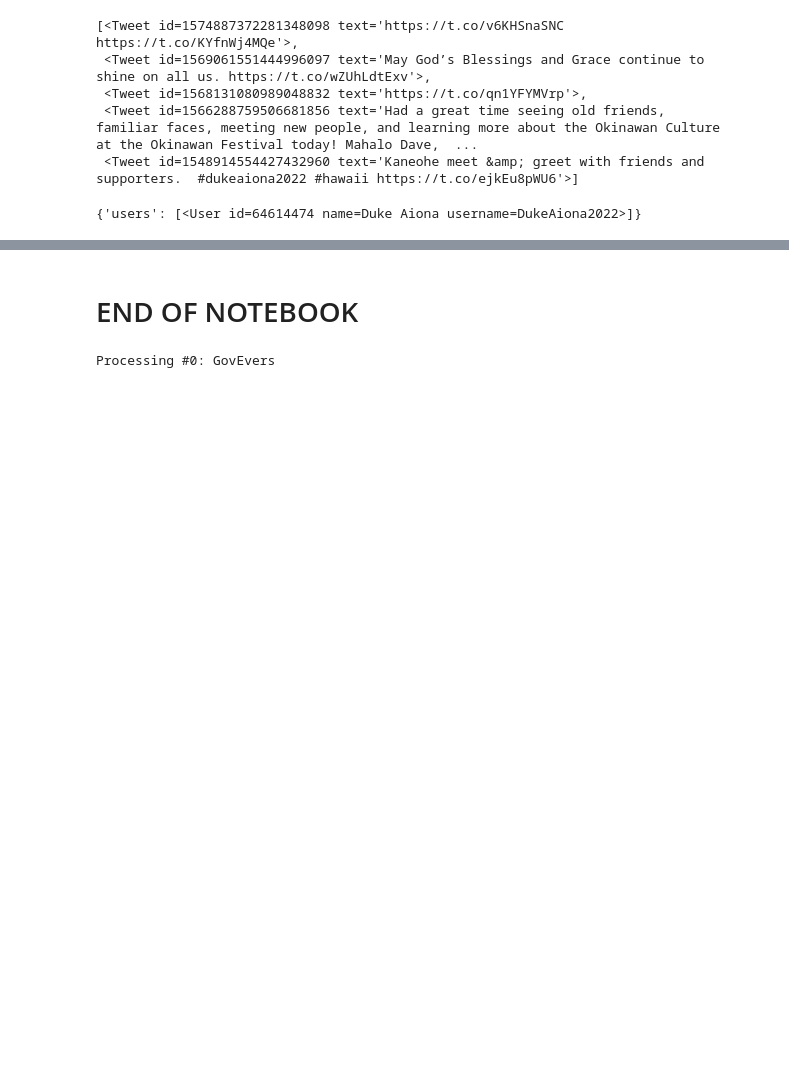
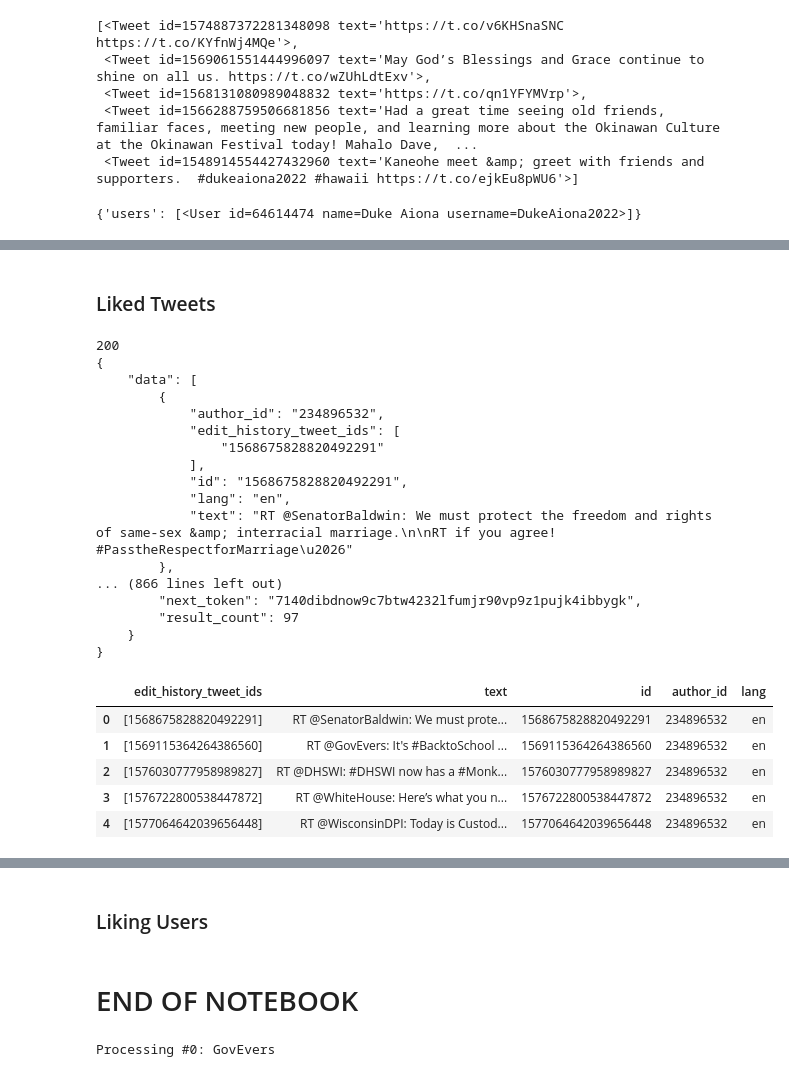
Before and after one commit to jon-chun/scrape-social-medias, a Jupyter notebook: scrape_twitter_usgovernors.ipynb, the cells around one changed output, grey strips where cells are left out. Saved outputs shown, nothing was run; the diff lists cells and outputs as text; code cells hidden in the pictures; blank space fills up the shorter version.

```diff
--- a/scrape_twitter_usgovernors.ipynb
+++ b/scrape_twitter_usgovernors.ipynb
@@ -1483,0 +1633,15 @@ def get_user_tweets(username):
+# %%
+#
+
+# Specify the usernames that you want to lookup below
+# You can enter up to 100 comma-separated values.
+usernames = "usernames=TwitterDev,TwitterAPI"
+user_fields = "user.fields=description,created_at"
+# User fields are adjustable, options include:
+# created_at, description, entities, id, location, name,
+# pinned_tweet_id, profile_image_url, protected,
+# public_metrics, url, username, verified, and withheld
+url = "https://api.twitter.com/2/users/by?{}&{}".format(usernames, user_fields)
+
+json_response = connect_to_endpoint_wo_params(url)
+print(json.dumps(json_response, indent=4, sort_keys=True))
@@ -1483,0 +1834,61 @@ def get_user_tweets(username):
+# %% [markdown]
+### Liked Tweets
+# %%
+def connect_to_endpoint(url, tweet_fields):
+    response = requests.request(
+        "GET", url, auth=bearer_oauth, params=tweet_fields)
+    print(response.status_code)
+    if response.status_code != 200:
+        raise Exception(
+            "Request returned an error: {} {}".format(
+                response.status_code, response.text
+            )
+        )
+    return response.json()
+
+
+# Tweet fields are adjustable.
+# Options include:
+# attachments, author_id, context_annotations,
+# conversation_id, created_at, entities, geo, id,
+# in_reply_to_user_id, lang, non_public_metrics, organic_metrics,
+# possibly_sensitive, promoted_metrics, public_metrics, referenced_tweets,
+# source, text, and withheld
+tweet_fields = "tweet.fields=lang,author_id"
+# Be sure to replace your-user-id with your own user ID or one of an authenticating user
+# You can find a user ID by using the user lookup endpoint
+id = 234896532 # UserID vs TweetID '1590038002771709952'
+# You can adjust ids to include a single Tweets.
+# Or you can add to up to 100 comma-separated IDs
+url = "https://api.twitter.com/2/users/{}/liked_tweets".format(id)
+
+json_response = connect_to_endpoint(url, tweet_fields)
+print(json.dumps(json_response, indent=4, sort_keys=True))
+
+my_likes_df = pd.DataFrame(json_response['data'])
+my_likes_df.head()
+my_likes_df.info()
+# %% [output]
+200
+{
+    "data": [
+        {
+            "author_id": "234896532",
+            "edit_history_tweet_ids": [
+                "1568675828820492291"
+            ],
+            "id": "1568675828820492291",
+            "lang": "en",
+            "text": "RT @SenatorBaldwin: We must protect the freedom and rights of same-sex &amp; interracial marriage.\n\nRT if you agree! #PasstheRespectforMarriage\u2026"
+        },
+... (866 lines left out)
+        "next_token": "7140dibdnow9c7btw4232lfumjr90vp9z1pujk4ibbygk",
+        "result_count": 97
+    }
+}
+|  | edit_history_tweet_ids | text | id | author_id | lang |
+| 0 | [1568675828820492291] | RT @SenatorBaldwin: We must prote... | 1568675828820492291 | 234896532 | en |
+| 1 | [1569115364264386560] | RT @GovEvers: It's #BacktoSchool ... | 1569115364264386560 | 234896532 | en |
+| 2 | [1576030777958989827] | RT @DHSWI: #DHSWI now has a #Monk... | 1576030777958989827 | 234896532 | en |
+| 3 | [1576722800538447872] | RT @WhiteHouse: Here’s what you n... | 1576722800538447872 | 234896532 | en |
+| 4 | [1577064642039656448] | RT @WisconsinDPI: Today is Custod... | 1577064642039656448 | 234896532 | en |
@@ -1483,0 +1907,2 @@ def get_user_tweets(username):
+# %% [markdown]
+### Liking Users
```
Also changed, not shown: parts of 29 cells of this notebook.
